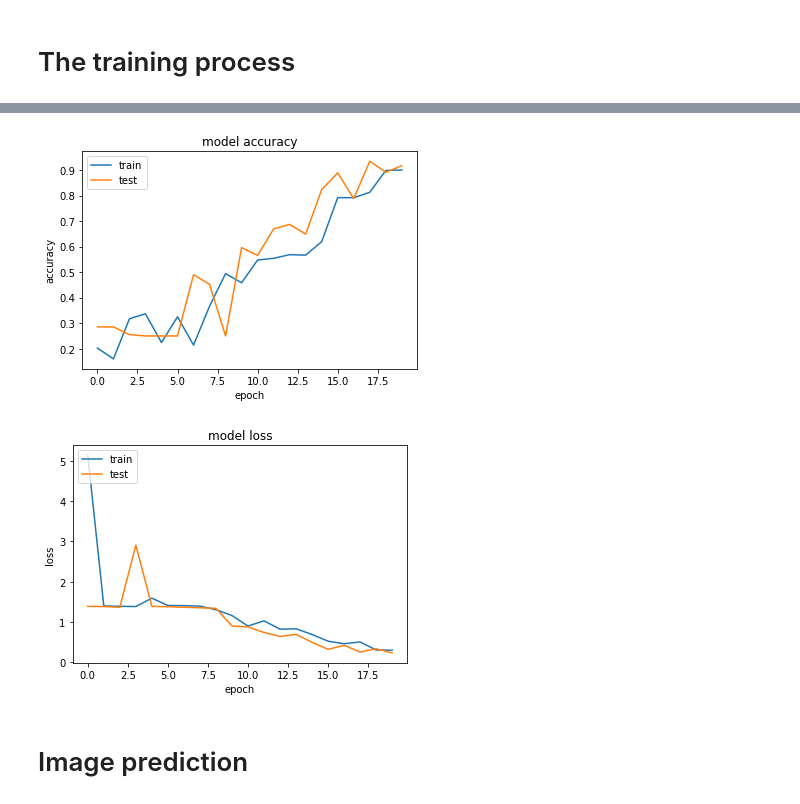
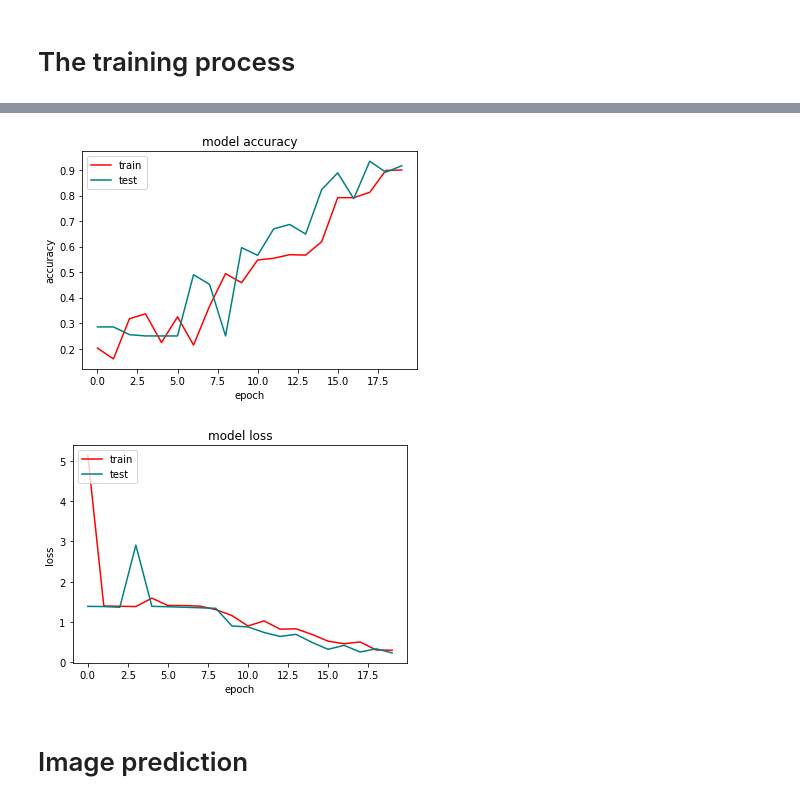
Before and after one commit to AnnaMelekhova/CoffeeBeansClassification, a Jupyter notebook: coffee_beans_classification.ipynb, the cells around one changed output, grey strips where cells are left out. Saved outputs shown, nothing was run; the diff lists cells and outputs as text; code cells hidden in the pictures.

```diff
--- a/coffee_beans_classification.ipynb
+++ b/coffee_beans_classification.ipynb
@@ -75,19 +84,19 @@ Epoch 19/20
 Epoch 20/20
 38/38 [==============================] - 52s 1s/step - loss: 0.2936 - accuracy: 0.9000 - val_loss: 0.2264 - val_accuracy: 0.9167
 # %%
-plt.plot(hist.history['accuracy'])
-plt.plot(hist.history['val_accuracy'])
+plt.plot(hist.history['accuracy'],color='red')
+plt.plot(hist.history['val_accuracy'], color='teal')
 plt.title('model accuracy')
 plt.ylabel('accuracy')
 plt.xlabel('epoch')
 plt.legend(['train', 'test'], loc='upper left')
 plt.savefig('Model_accuracy.jpg',dpi=500)
 plt.show()
 # %% [output]
-[figure, old version]
+[figure, new version]
 # %%
-plt.plot(hist.history['loss'])
-plt.plot(hist.history['val_loss'])
+plt.plot(hist.history['loss'], color='red')
+plt.plot(hist.history['val_loss'], color='teal')
 plt.title('model loss')
 plt.ylabel('loss')
 plt.xlabel('epoch')
@@ -95,6 +104,6 @@ plt.legend(['train', 'test'], loc='upper left')
 plt.savefig('Model_loss.jpg',dpi=500)
 plt.show()
 # %% [output]
-[figure, old version]
+[figure, new version]
 # %% [markdown]
 # Image prediction
```
Also changed, not shown: parts of 17 cells of this notebook.
